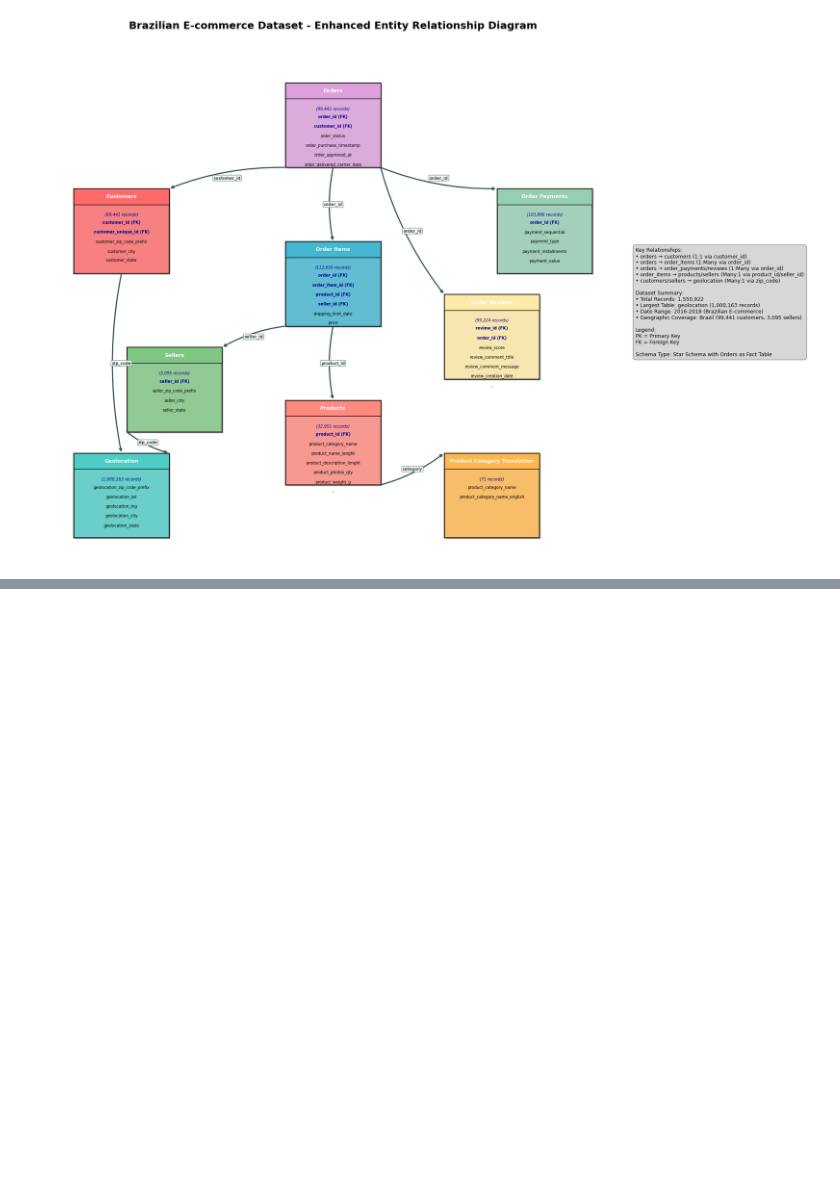
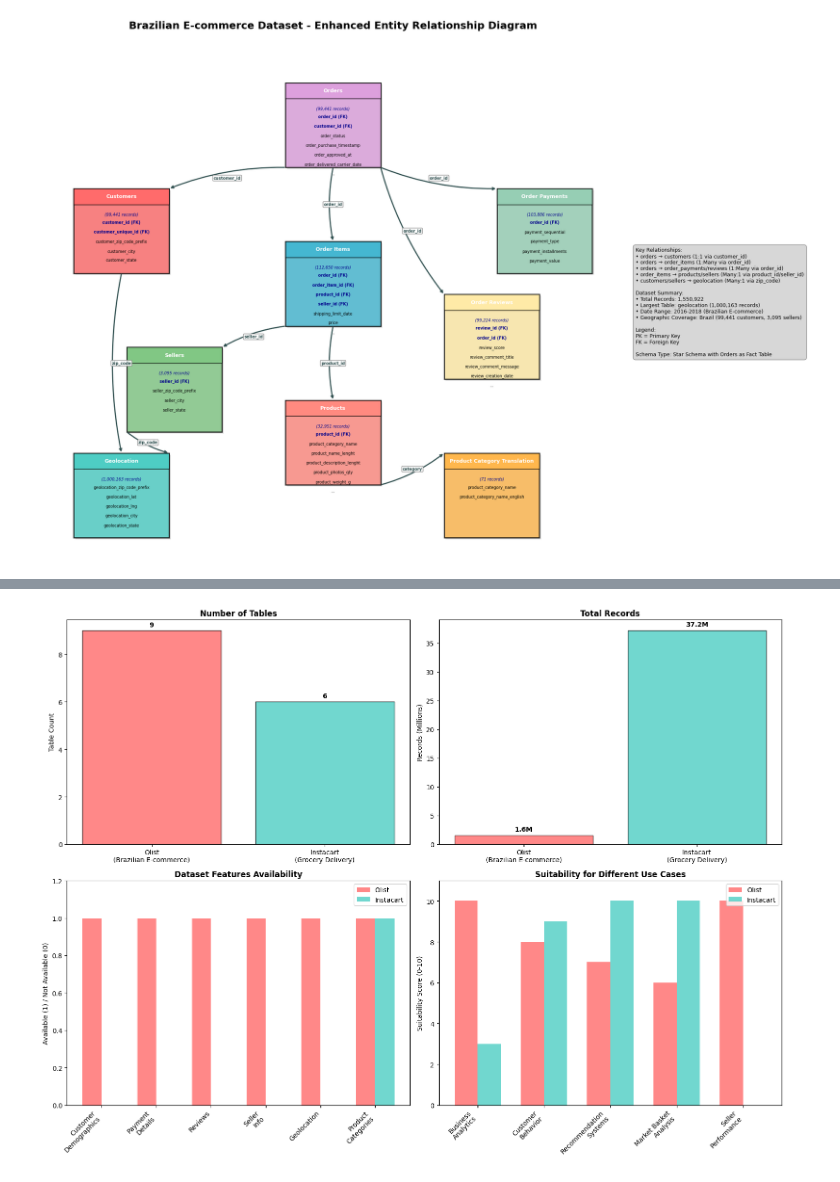
Before and after one commit to rubyferdianto/Brazillian-eCommerce, a Jupyter notebook: BE-import.ipynb, the cells around one changed output, grey strips where cells are left out. Cells and saved outputs as stored; diff of their text form; code cells hidden in the pictures; blank space fills up the shorter version.

```diff
--- a/BE-import.ipynb
+++ b/BE-import.ipynb
@@ -412,0 +648,100 @@ create_brazilian_ecommerce_er_diagram()
+# %%
+# Create Visual Comparison Charts
+def create_comparison_charts():
+    """
+    Creates visual charts comparing key aspects of both datasets
+    """
+    fig, ((ax1, ax2), (ax3, ax4)) = plt.subplots(2, 2, figsize=(16, 12))
+
+    # Chart 1: Table Count Comparison
+    datasets_names = ['Olist\n(Brazilian E-commerce)', 'Instacart\n(Grocery Delivery)']
+    table_counts = [len(datasets), 6]
+    colors1 = ['#FF6B6B', '#4ECDC4']
+
+    bars1 = ax1.bar(datasets_names, table_counts, color=colors1, alpha=0.8, edgecolor='black')
+    ax1.set_title('Number of Tables', fontsize=12, fontweight='bold')
+    ax1.set_ylabel('Table Count')
+    for i, bar in enumerate(bars1):
+        height = bar.get_height()
+        ax1.text(bar.get_x() + bar.get_width()/2., height + 0.1,
+                f'{int(height)}', ha='center', va='bottom', fontweight='bold')
+
+    # Chart 2: Record Volume Comparison (in millions)
+    total_olist = sum(df.shape[0] for df in datasets.values()) / 1_000_000
+    total_instacart = 37.2  # Approximate total for Instacart
+    record_counts = [total_olist, total_instacart]
+
+    bars2 = ax2.bar(datasets_names, record_counts, color=colors1, alpha=0.8, edgecolor='black')
+    ax2.set_title('Total Records', fontsize=12, fontweight='bold')
+    ax2.set_ylabel('Records (Millions)')
+    for i, bar in enumerate(bars2):
+        height = bar.get_height()
+        ax2.text(bar.get_x() + bar.get_width()/2., height + 0.5,
+                f'{height:.1f}M', ha='center', va='bottom', fontweight='bold')
+
+    # Chart 3: Dataset Complexity (features available)
+    features = ['Customer\nDemographics', 'Payment\nDetails', 'Reviews', 'Seller\nInfo', 'Geolocation', 'Product\nCategories']
+    olist_features = [1, 1, 1, 1, 1, 1]  # Has all features
+    instacart_features = [0, 0, 0, 0, 0, 1]  # Only has product categories
+
+    x = np.arange(len(features))
+    width = 0.35
+
+    bars3a = ax3.bar(x - width/2, olist_features, width, label='Olist', color='#FF6B6B', alpha=0.8)
+    bars3b = ax3.bar(x + width/2, instacart_features, width, label='Instacart', color='#4ECDC4', alpha=0.8)
+
+    ax3.set_title('Dataset Features Availability', fontsize=12, fontweight='bold')
+    ax3.set_ylabel('Available (1) / Not Available (0)')
+    ax3.set_xticks(x)
+    ax3.set_xticklabels(features, rotation=45, ha='right')
+    ax3.legend()
+    ax3.set_ylim(0, 1.2)
+
+    # Chart 4: Primary Use Cases
+    use_cases = ['Business\nAnalytics', 'Customer\nBehavior', 'Recommendation\nSystems', 'Market Basket\nAnalysis', 'Seller\nPerformance']
+    olist_strength = [10, 8, 7, 6, 10]  # Olist strengths (out of 10)
+    instacart_strength = [3, 9, 10, 10, 0]  # Instacart strengths (out of 10)
+
+    x = np.arange(len(use_cases))
+    bars4a = ax4.bar(x - width/2, olist_strength, width, label='Olist', color='#FF6B6B', alpha=0.8)
+    bars4b = ax4.bar(x + width/2, instacart_strength, width, label='Instacart', color='#4ECDC4', alpha=0.8)
+
+    ax4.set_title('Suitability for Different Use Cases', fontsize=12, fontweight='bold')
+    ax4.set_ylabel('Suitability Score (0-10)')
+    ax4.set_xticks(x)
+    ax4.set_xticklabels(use_cases, rotation=45, ha='right')
+    ax4.legend()
+    ax4.set_ylim(0, 11)
+
+    plt.tight_layout()
+    plt.show()
+
+    # Summary insights
+    print("\n" + "="*80)
+    print("KEY INSIGHTS FROM COMPARISON")
+    print("="*80)
+    print("""
+🎯 OLIST STRENGTHS:
+• Complete e-commerce ecosystem with all business aspects
+• Rich seller and payment information for marketplace analysis
+• Geographic data for location-based insights
+• Customer demographics and review system
+• Perfect for: Business analytics, marketplace optimization, seller performance
+
+🎯 INSTACART STRENGTHS:
+• Massive scale (37M+ records) for machine learning
+• Clean, focused dataset for recommendation systems
+• Excellent for market basket analysis and reorder prediction
+• High-quality product categorization (aisles/departments)
+• Perfect for: ML models, recommendation engines, consumer behavior
+
+🔄 COMPLEMENTARY USAGE:
+• Use Olist for understanding complete e-commerce business operations
+• Use Instacart for developing recommendation and prediction algorithms
+• Both valuable for different aspects of e-commerce data science
+    """)
+
+# Create the comparison charts
+create_comparison_charts()
+# %% [output]
+[figure, added]
```
Also changed, not shown: parts of 6 cells of this notebook, 15 other files.
